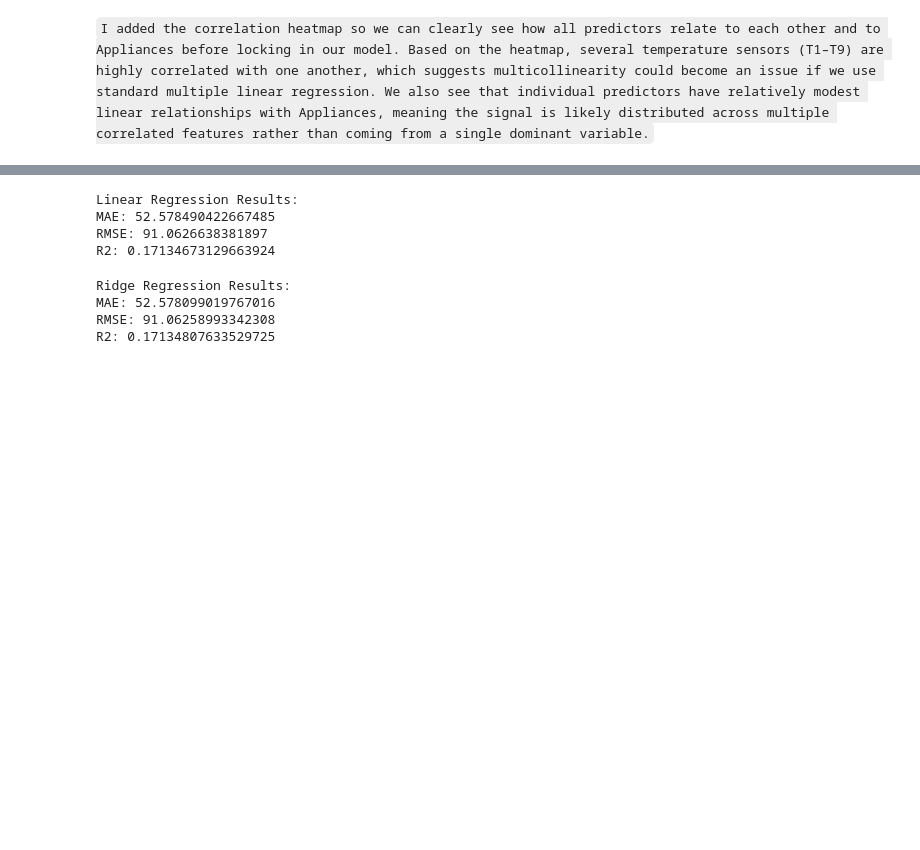
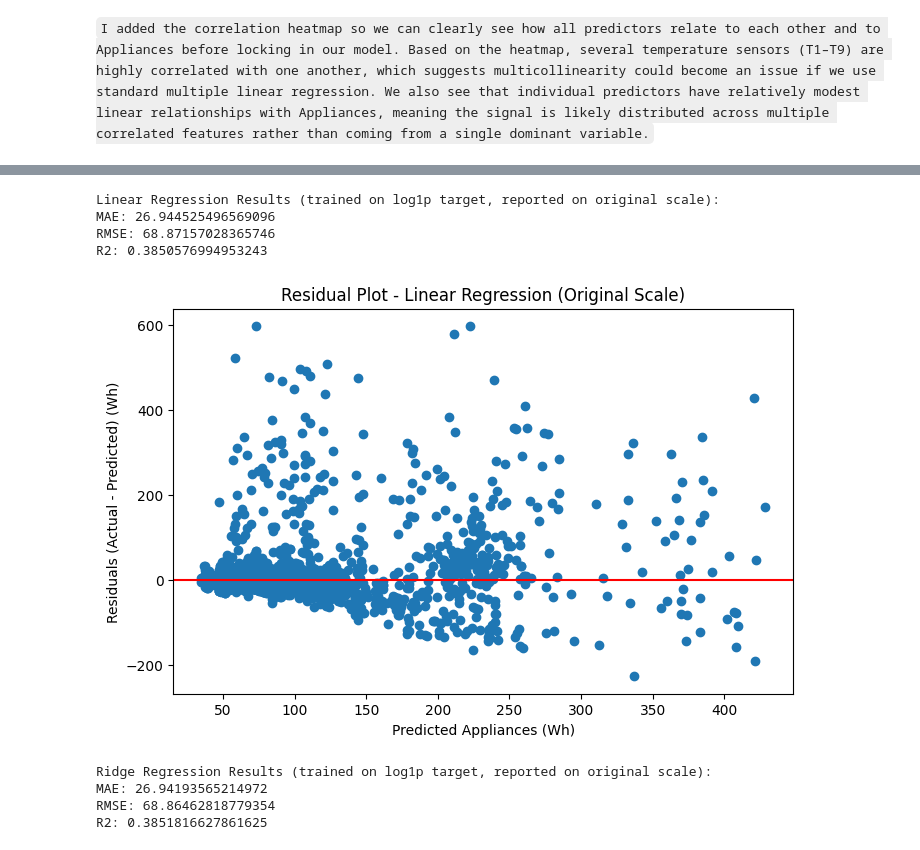
Before and after one commit to ccasella-usd/Energy-Efficiency, a Jupyter notebook: notebooks/AAI_500_Final_Project_Group3_v3.ipynb, the cells around one changed output, grey strips where cells are left out. Drawn from its saved outputs; the diff is of its cells as text; code cells hidden in the pictures; blank space fills up the shorter version.

```diff
--- a/notebooks/AAI_500_Final_Project_Group3_v3.ipynb
+++ b/notebooks/AAI_500_Final_Project_Group3_v3.ipynb
@@ -245,40 +280,71 @@ X_train, X_test, y_train, y_test = train_test_split(
+# %%
+from sklearn.preprocessing import StandardScaler
+
+scaler = StandardScaler()
+X_train_scaled = scaler.fit_transform(X_train)
+X_test_scaled = scaler.transform(X_test)
+
+# --- Helper: evaluate on original kWh(?) scale when training on log1p(y) ---
+from sklearn.metrics import mean_absolute_error, mean_squared_error, r2_score
+import numpy as np
+
+def metrics_on_original_scale(y_true_log, y_pred_log):
+    y_true = np.expm1(y_true_log)
+    y_pred = np.expm1(y_pred_log)
+    mae = mean_absolute_error(y_true, y_pred)
+    rmse = np.sqrt(mean_squared_error(y_true, y_pred))
+    r2 = r2_score(y_true, y_pred)
+    return mae, rmse, r2
 # %%
+from sklearn.linear_model import LinearRegression
+
 lin_model = LinearRegression()
-lin_model.fit(X_train, y_train)
+lin_model.fit(X_train_scaled, y_train)
 
-y_pred = lin_model.predict(X_test)
+y_pred_log = lin_model.predict(X_test_scaled)
 
-mae = mean_absolute_error(y_test, y_pred)
-rmse = np.sqrt(mean_squared_error(y_test, y_pred))
-r2 = r2_score(y_test, y_pred)
+mae, rmse, r2 = metrics_on_original_scale(y_test, y_pred_log)
 
-print("Linear Regression Results:")
+print("Linear Regression Results (trained on log1p target, reported on original scale):")
 print("MAE:", mae)
 print("RMSE:", rmse)
 print("R2:", r2)
 # %% [output]
-Linear Regression Results:
-MAE: 52.578490422667485
-RMSE: 91.0626638381897
-R2: 0.17134673129663924
+Linear Regression Results (trained on log1p target, reported on original scale):
+MAE: 26.944525496569096
+RMSE: 68.87157028365746
+R2: 0.3850576994953243
+# %%
+# Residual plot on ORIGINAL scale
+y_true = np.expm1(y_test)
+y_pred = np.expm1(y_pred_log)
+residuals = y_true - y_pred
+
+plt.figure(figsize=(8,5))
+plt.scatter(y_pred, residuals)
+plt.axhline(0, color='red')
+plt.xlabel("Predicted Appliances (Wh)")
+plt.ylabel("Residuals (Actual - Predicted) (Wh)")
+plt.title("Residual Plot - Linear Regression (Original Scale)")
+plt.show()
+# %% [output]
+[figure, added]
 # %%
 from sklearn.linear_model import Ridge
 
 ridge_model = Ridge(alpha=1.0)
-ridge_model.fit(X_train, y_train)
+ridge_model.fit(X_train_scaled, y_train)
 
-y_pred_ridge = ridge_model.predict(X_test)
+y_pred_log = ridge_model.predict(X_test_scaled)
 
-mae_ridge = mean_absolute_error(y_test, y_pred_ridge)
-rmse_ridge = np.sqrt(mean_squared_error(y_test, y_pred_ridge))
-r2_ridge = r2_score(y_test, y_pred_ridge)
+mae_ridge, rmse_ridge, r2_ridge = metrics_on_original_scale(y_test, y_pred_log)
 
-print("Ridge Regression Results:")
+print("Ridge Regression Results (trained on log1p target, reported on original scale):")
 print("MAE:", mae_ridge)
 print("RMSE:", rmse_ridge)
 print("R2:", r2_ridge)
 # %% [output]
-Ridge Regression Results:
-MAE: 52.578099019767016
-RMSE: 91.06258993342308
-R2: 0.17134807633529725
+Ridge Regression Results (trained on log1p target, reported on original scale):
+MAE: 26.94193565214972
+RMSE: 68.86462818779354
+R2: 0.3851816627861625
```
Also changed, not shown: parts of 23 cells of this notebook.
